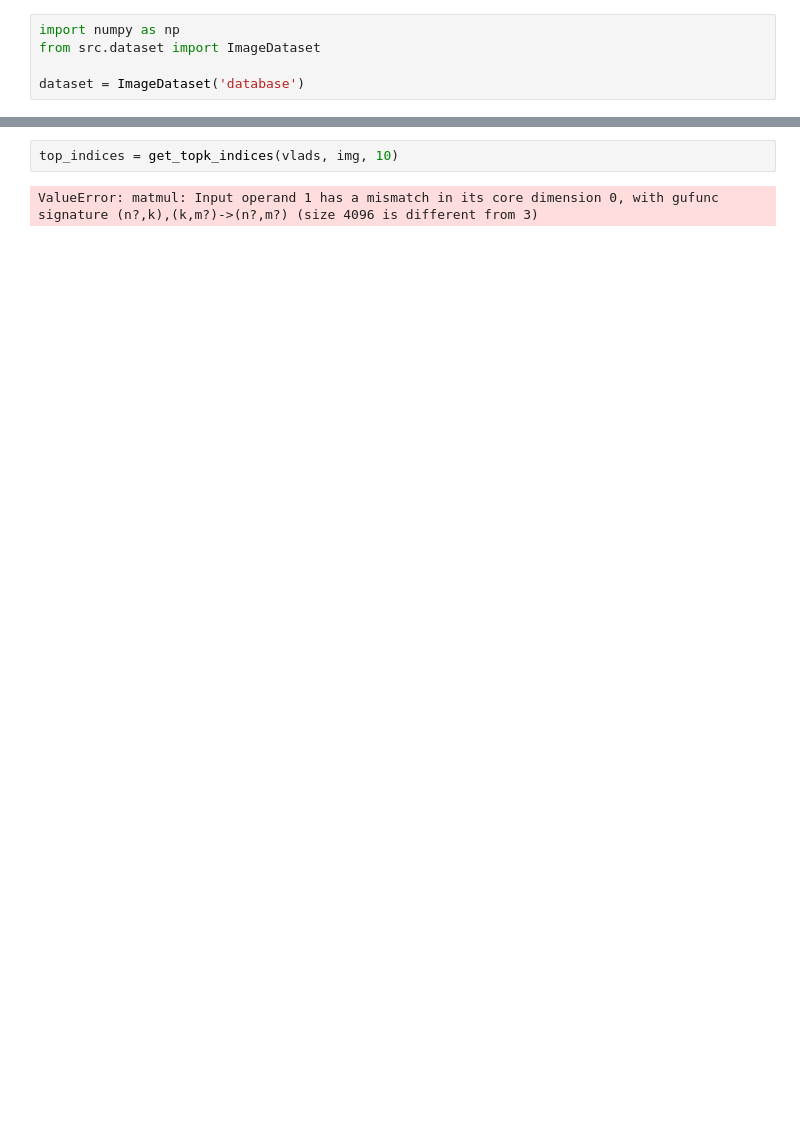
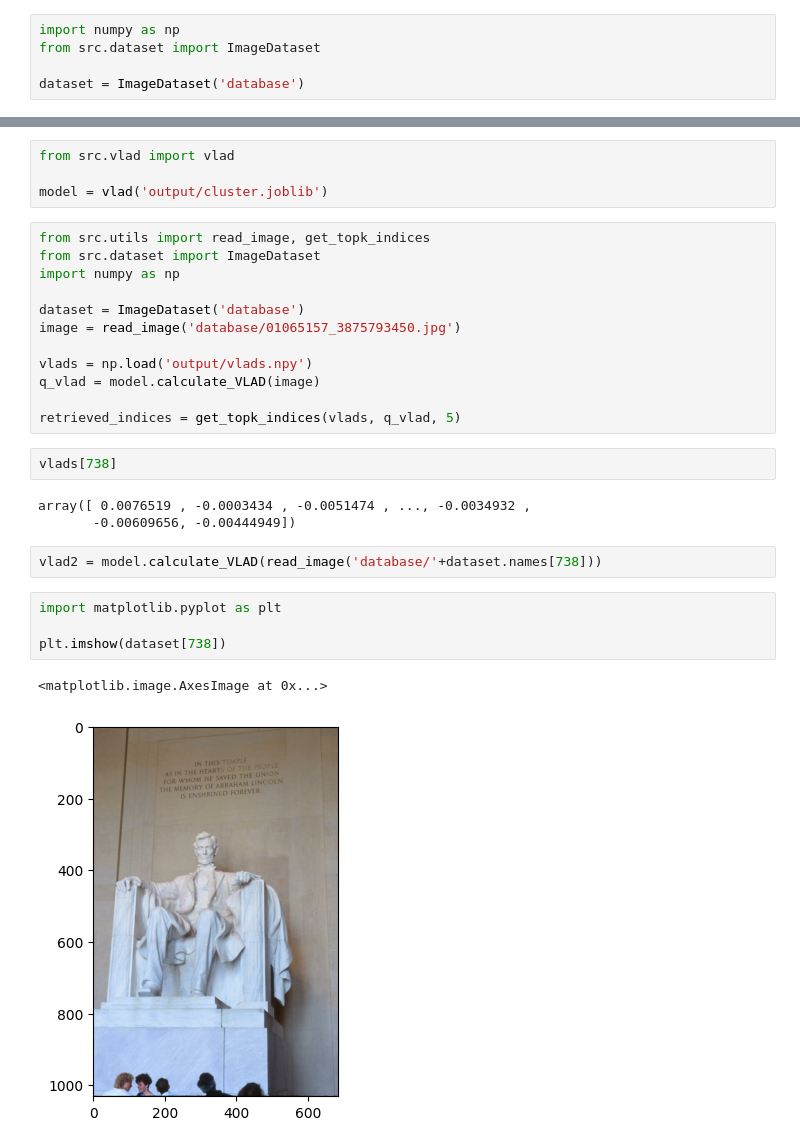
Before and after one commit to ginofft/RoadToFullStack, a Jupyter notebook: src/backend/playground.ipynb, the cells around one changed output, grey strips where cells are left out. Cells and saved outputs as stored; diff of their text form; blank space fills up the shorter version.

Commit message:
save names

```diff
--- a/src/backend/playground.ipynb
+++ b/src/backend/playground.ipynb
@@ -35,4 +6,30 @@ vlads = np.load('output/vlads.npy')
-# %%
-top_indices = get_topk_indices(vlads, img, 10)
-# %% [output]
-ValueError: matmul: Input operand 1 has a mismatch in its core dimension 0, with gufunc signature (n?,k),(k,m?)->(n?,m?) (size 4096 is different from 3)
+# %%
+from src.vlad import vlad
+
+model = vlad('output/cluster.joblib')
+# %%
+from src.utils import read_image, get_topk_indices
+from src.dataset import ImageDataset
+import numpy as np
+
+dataset = ImageDataset('database')
+image = read_image('database/01065157_3875793450.jpg')
+
+vlads = np.load('output/vlads.npy')
+q_vlad = model.calculate_VLAD(image)
+
+retrieved_indices = get_topk_indices(vlads, q_vlad, 5)
+# %%
+vlads[738]
+# %% [output]
+array([ 0.0076519 , -0.0003434 , -0.0051474 , ..., -0.0034932 ,
+       -0.00609656, -0.00444949])
+# %%
+vlad2 = model.calculate_VLAD(read_image('database/'+dataset.names[738]))
+# %%
+import matplotlib.pyplot as plt
+
+plt.imshow(dataset[738])
+# %% [output]
+<matplotlib.image.AxesImage at 0x...>
+[figure, added]
```
Also changed, not shown: parts of 5 cells of this notebook, 4 other files.
